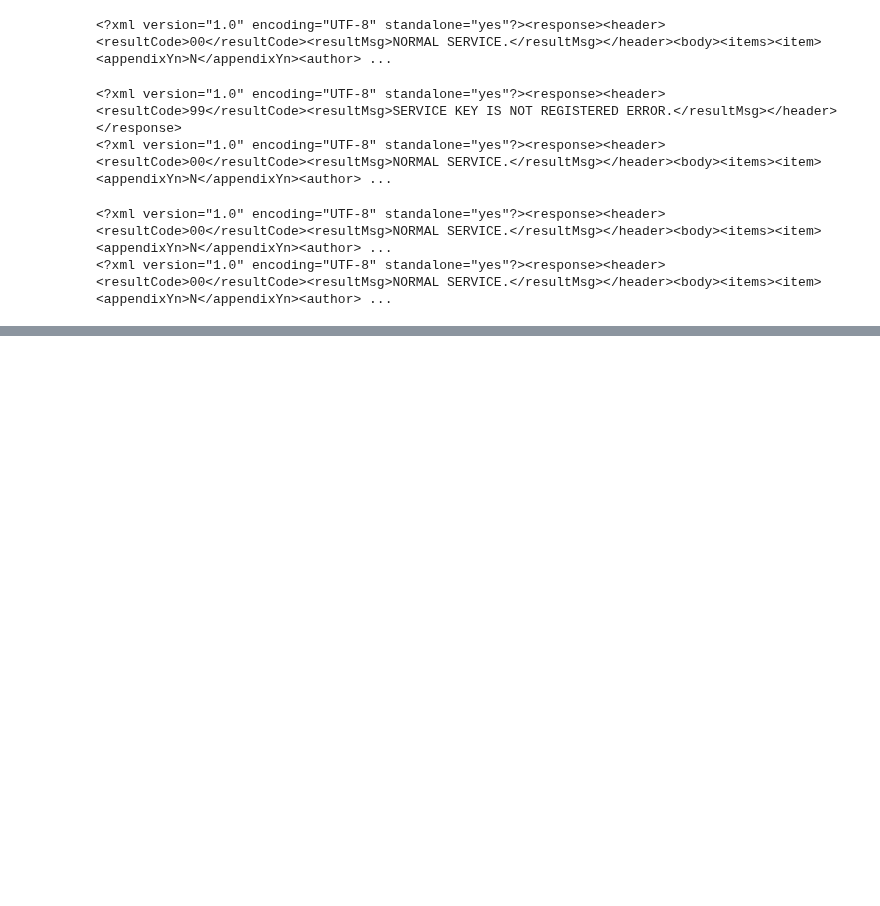
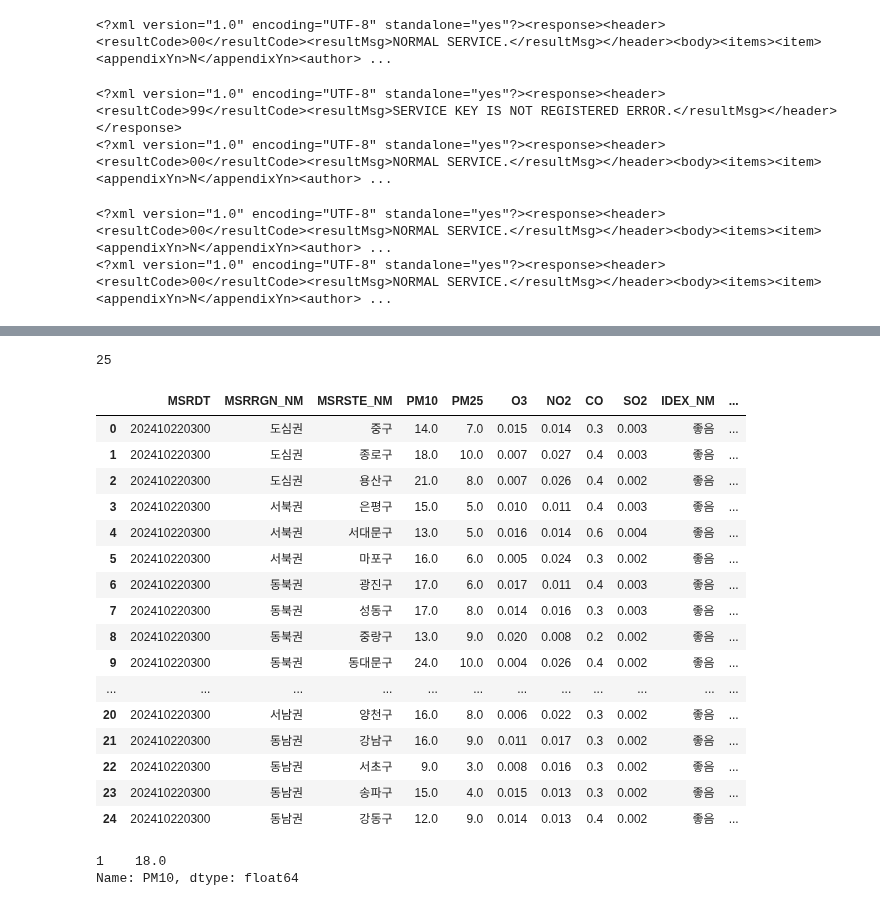
Before and after one commit to smu405/s, a Jupyter notebook: ds2_open_data.ipynb, the cells around one changed output, grey strips where cells are left out. Saved outputs shown, nothing was run; the diff lists cells and outputs as text; code cells hidden in the pictures; blank space fills up the shorter version.

```diff
--- a/ds2_open_data.ipynb
+++ b/ds2_open_data.ipynb
@@ -3455,0 +4137,44 @@ Writing src/ds_open_library.py
+# %%
+import requests
+import pandas as pd
+
+# API 정보 입력
+api_key = '73725974496a736c34395757705847'
+url = 'http://openapi.seoul.go.kr:8088/{}/json/RealtimeCityAir/1/100/'.format(api_key)
+# %%
+# API 요청
+response = requests.get(url)
+_j = response.json()
+#df = pd.DataFrame(_j) # row가 행으로 생성 -> 풀어야 한다
+# %%
+_j['RealtimeCityAir']['list_total_count']
+# %% [output]
+25
+# %%
+_rows = _j['RealtimeCityAir']['row']
+df = pd.DataFrame(_rows)
+# %%
+df
+# %% [output]
+|  | MSRDT | MSRRGN_NM | MSRSTE_NM | PM10 | PM25 | O3 | NO2 | CO | SO2 | IDEX_NM | ... |
+| 0 | 202410220300 | 도심권 | 중구 | 14.0 | 7.0 | 0.015 | 0.014 | 0.3 | 0.003 | 좋음 | ... |
+| 1 | 202410220300 | 도심권 | 종로구 | 18.0 | 10.0 | 0.007 | 0.027 | 0.4 | 0.003 | 좋음 | ... |
+| 2 | 202410220300 | 도심권 | 용산구 | 21.0 | 8.0 | 0.007 | 0.026 | 0.4 | 0.002 | 좋음 | ... |
+| 3 | 202410220300 | 서북권 | 은평구 | 15.0 | 5.0 | 0.010 | 0.011 | 0.4 | 0.003 | 좋음 | ... |
+| 4 | 202410220300 | 서북권 | 서대문구 | 13.0 | 5.0 | 0.016 | 0.014 | 0.6 | 0.004 | 좋음 | ... |
+| 5 | 202410220300 | 서북권 | 마포구 | 16.0 | 6.0 | 0.005 | 0.024 | 0.3 | 0.002 | 좋음 | ... |
+| 6 | 202410220300 | 동북권 | 광진구 | 17.0 | 6.0 | 0.017 | 0.011 | 0.4 | 0.003 | 좋음 | ... |
+| 7 | 202410220300 | 동북권 | 성동구 | 17.0 | 8.0 | 0.014 | 0.016 | 0.3 | 0.003 | 좋음 | ... |
+| 8 | 202410220300 | 동북권 | 중랑구 | 13.0 | 9.0 | 0.020 | 0.008 | 0.2 | 0.002 | 좋음 | ... |
+| 9 | 202410220300 | 동북권 | 동대문구 | 24.0 | 10.0 | 0.004 | 0.026 | 0.4 | 0.002 | 좋음 | ... |
+| ... | ... | ... | ... | ... | ... | ... | ... | ... | ... | ... | ... |
+| 20 | 202410220300 | 서남권 | 양천구 | 16.0 | 8.0 | 0.006 | 0.022 | 0.3 | 0.002 | 좋음 | ... |
+| 21 | 202410220300 | 동남권 | 강남구 | 16.0 | 9.0 | 0.011 | 0.017 | 0.3 | 0.002 | 좋음 | ... |
+| 22 | 202410220300 | 동남권 | 서초구 | 9.0 | 3.0 | 0.008 | 0.016 | 0.3 | 0.002 | 좋음 | ... |
+| 23 | 202410220300 | 동남권 | 송파구 | 15.0 | 4.0 | 0.015 | 0.013 | 0.3 | 0.002 | 좋음 | ... |
+| 24 | 202410220300 | 동남권 | 강동구 | 12.0 | 9.0 | 0.014 | 0.013 | 0.4 | 0.002 | 좋음 | ... |
+# %%
+print(df[df['MSRSTE_NM'] == '종로구']['PM10'])
+# %% [output]
+1    18.0
+Name: PM10, dtype: float64
```
Also changed, not shown: parts of 91 cells of this notebook, 1 other file.
